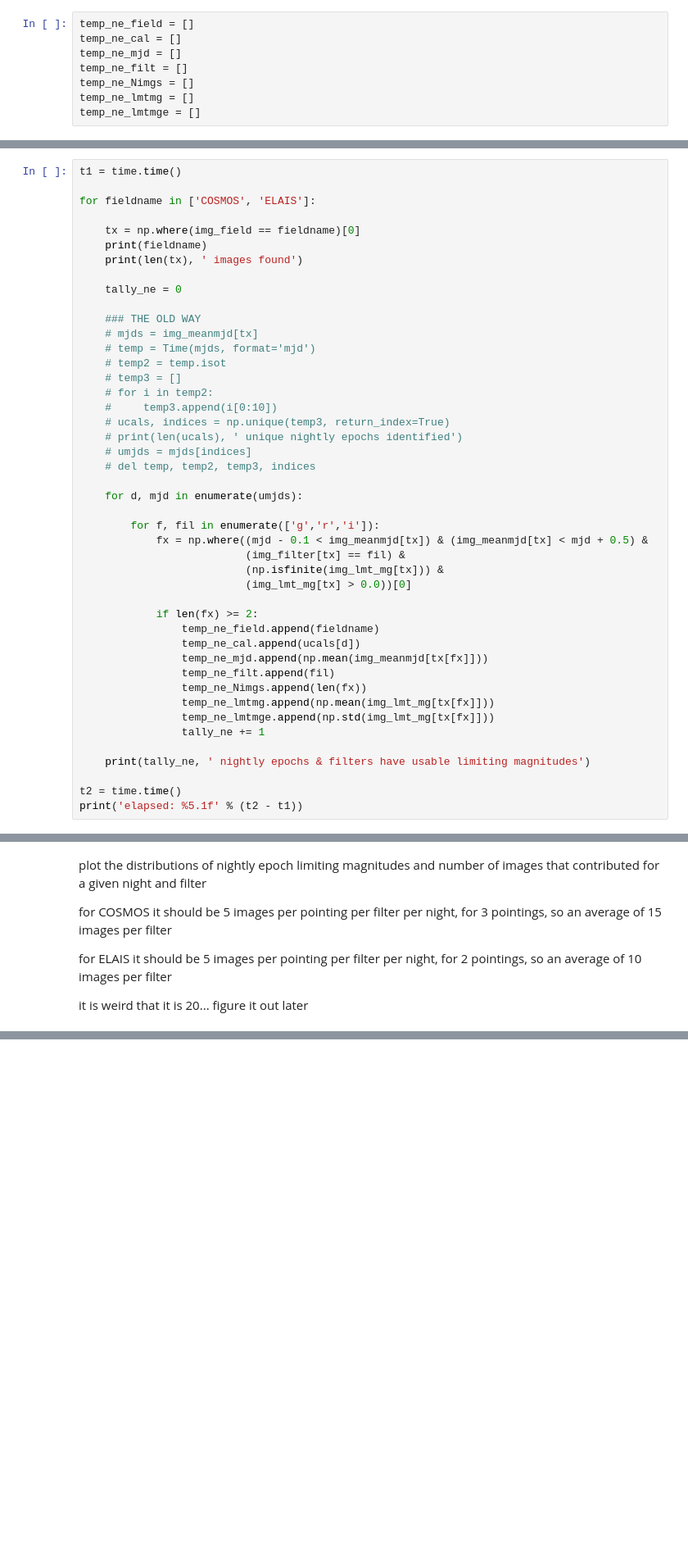
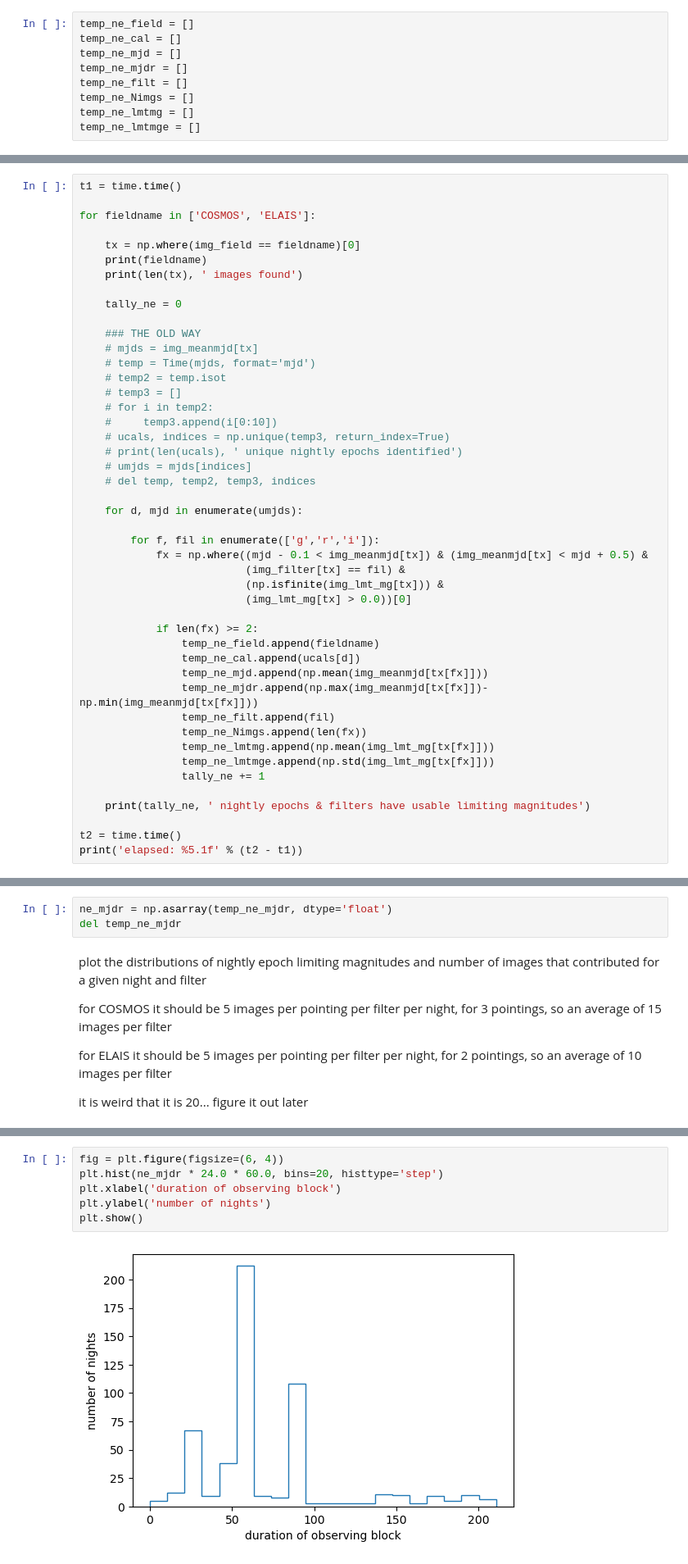
Before and after one commit to MelissaGraham/decam_ddf_tools, a Jupyter notebook: transients_science/nightly_epoch_magnitude_limits.ipynb, the cells around one changed output, grey strips where cells are left out. Shown at 82% size. Drawn from its saved outputs; the diff is of its cells as text; blank space fills up the shorter version.

Commit message:
explore intra-night

```diff
--- a/transients_science/nightly_epoch_magnitude_limits.ipynb
+++ b/transients_science/nightly_epoch_magnitude_limits.ipynb
@@ -135,6 +137,7 @@ build up array of field, unique calendar dates in isot and mjd, filter, number o
 temp_ne_field = []
 temp_ne_cal = []
 temp_ne_mjd = []
+temp_ne_mjdr = []
 temp_ne_filt = []
 temp_ne_Nimgs = []
 temp_ne_lmtmg = []
@@ -198,6 +201,7 @@ for fieldname in ['COSMOS', 'ELAIS']:
                 temp_ne_field.append(fieldname)
                 temp_ne_cal.append(ucals[d])
                 temp_ne_mjd.append(np.mean(img_meanmjd[tx[fx]]))
+                temp_ne_mjdr.append(np.max(img_meanmjd[tx[fx]])-np.min(img_meanmjd[tx[fx]]))
                 temp_ne_filt.append(fil)
                 temp_ne_Nimgs.append(len(fx))
                 temp_ne_lmtmg.append(np.mean(img_lmt_mg[tx[fx]]))
@@ -229,6 +233,9 @@ ne_lmtmge = np.asarray(temp_ne_lmtmge, dtype='float')
 
 del temp_ne_field, temp_ne_cal, temp_ne_mjd, temp_ne_filt
 del temp_ne_Nimgs, temp_ne_lmtmg, temp_ne_lmtmge
+# %%
+ne_mjdr = np.asarray(temp_ne_mjdr, dtype='float')
+del temp_ne_mjdr
 # %% [markdown]
 plot the distributions of nightly epoch limiting magnitudes and number of images that contributed for a given night and filter
 
@@ -272,0 +282,8 @@ fig.show()
+# %%
+fig = plt.figure(figsize=(6, 4))
+plt.hist(ne_mjdr * 24.0 * 60.0, bins=20, histtype='step')
+plt.xlabel('duration of observing block')
+plt.ylabel('number of nights')
+plt.show()
+# %% [output]
+[figure, added]
```
Also changed, not shown: parts of 6 cells of this notebook.
